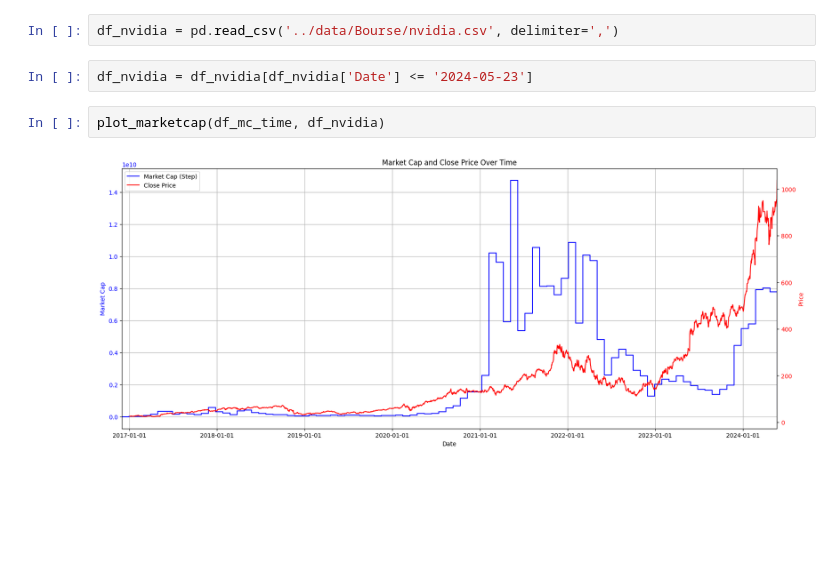
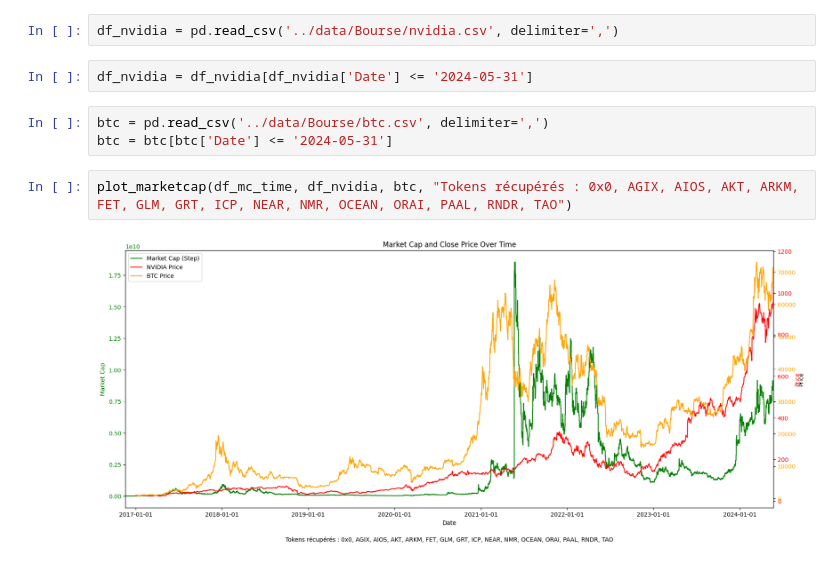
Before and after one commit to Hugo-SEQUIER/data-analysis-crypto, a Jupyter notebook: script/AI.ipynb, the cells around one changed output. Saved outputs shown, nothing was run; the diff lists cells and outputs as text; blank space fills up the shorter version.

```diff
--- a/script/AI.ipynb
+++ b/script/AI.ipynb
@@ -79,8 +81,11 @@ df_mc_time
 # %%
 df_nvidia = pd.read_csv('../data/Bourse/nvidia.csv', delimiter=',')
 # %%
-df_nvidia = df_nvidia[df_nvidia['Date'] <= '2024-05-23']
+df_nvidia = df_nvidia[df_nvidia['Date'] <= '2024-05-31']
-# %%
-plot_marketcap(df_mc_time, df_nvidia)
-# %% [output]
-[figure, removed]
+# %%
+btc = pd.read_csv('../data/Bourse/btc.csv', delimiter=',')
+btc = btc[btc['Date'] <= '2024-05-31']
+# %%
+plot_marketcap(df_mc_time, df_nvidia, btc, "Tokens récupérés : 0x0, AGIX, AIOS, AKT, ARKM, FET, GLM, GRT, ICP, NEAR, NMR, OCEAN, ORAI, PAAL, RNDR, TAO")
+# %% [output]
+[figure, added]
```
Also changed, not shown: parts of 7 cells of this notebook, 49 other files.
